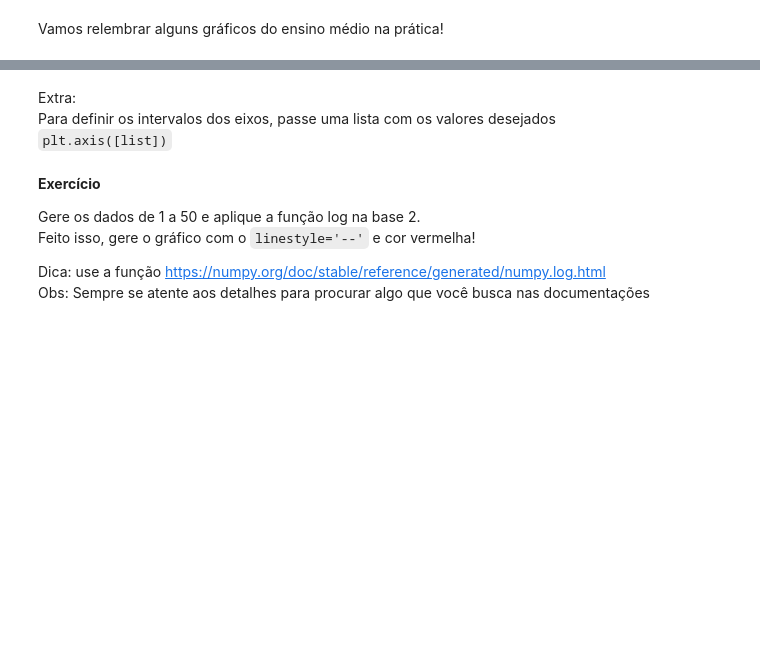
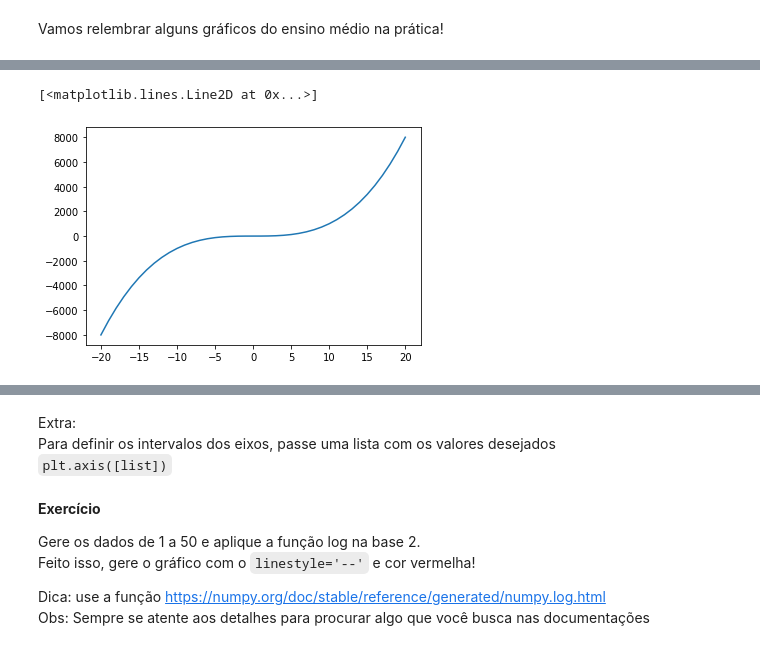
Before and after one commit to GuilhermeRuy97/Curso-ministrado-Python-para-Dados, a Jupyter notebook: dia4.ipynb, the cells around one changed output, grey strips where cells are left out. Saved outputs shown, nothing was run; the diff lists cells and outputs as text; code cells hidden in the pictures; blank space fills up the shorter version.

```diff
--- a/dia4.ipynb
+++ b/dia4.ipynb
@@ -2525,13 +2783,17 @@ Y = X**2
 # %%
 # Retornando uma função cúbica
 
 # Criação do array de dados
 X = np.array( range(-20,21) )
 
 # Elevando os dados ao cubo
 Y = X**3
 
 # Plot do gráfico com plt.plot(X,Y)
+plt.plot( X, Y )
+# %% [output]
+[<matplotlib.lines.Line2D at 0x...>]
+[figure, added]
 # %%
 # Função seno
 
```
Also changed, not shown: parts of 43 cells of this notebook.
